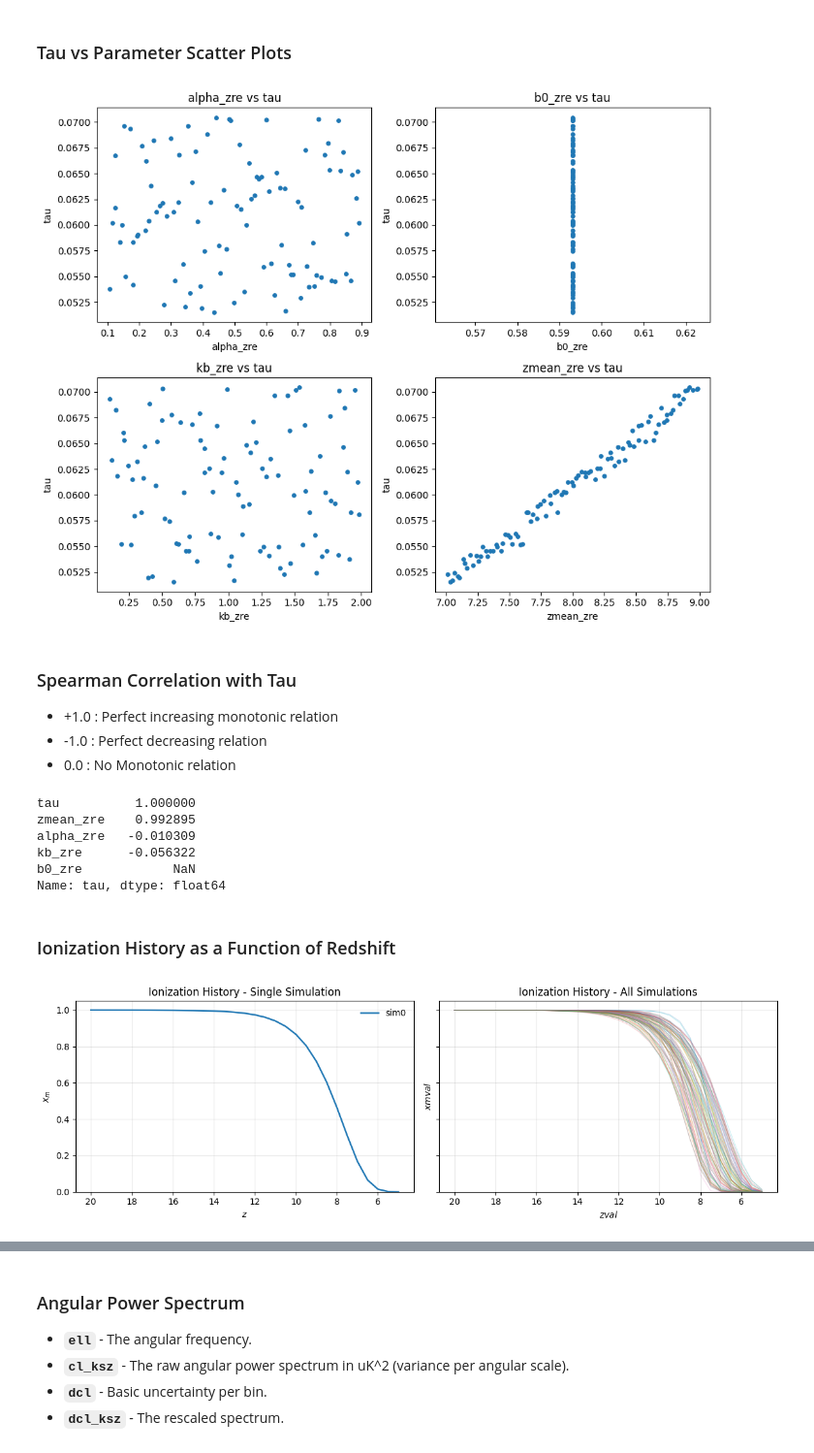
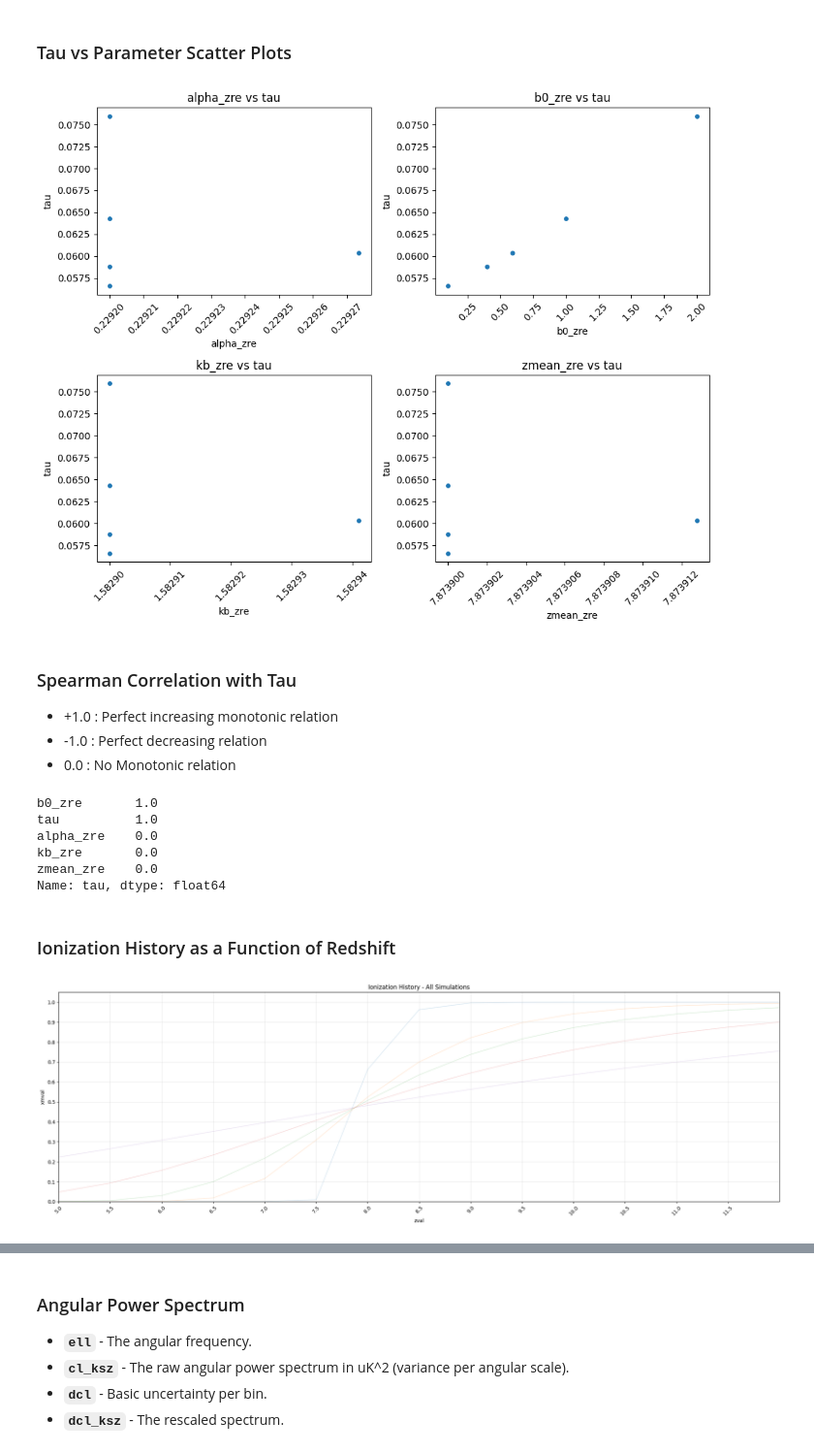
Before and after one commit to RobertxPearce/reionization-emulator, a Jupyter notebook: notebooks/proc_data_vis.ipynb, the cells around one changed output, grey strips where cells are left out. Shown at 97% size. Cells and saved outputs as stored; diff of their text form; code cells hidden in the pictures.

```diff
--- a/notebooks/proc_data_vis.ipynb
+++ b/notebooks/proc_data_vis.ipynb
@@ -13,7 +14,7 @@ import re
 # %% [markdown]
 ## Open Processed Simulation Output
 # %%
-h5f = h5py.File("../data/processed/proc_sims_v5.h5", "r")
+h5f = h5py.File("../data/processed/proc_b0_tests.h5", "r")
 # %% [markdown]
 ## Data Structure
 # %%
@@ -211,6 +215,7 @@ plt.show()
 ### Tau vs Parameter Scatter Plots
 # %%
 param_cols = ["alpha_zre", "b0_zre", "kb_zre", "zmean_zre"]
+
 # Create a 2x2 grid of subplots
 fig, axes = plt.subplots(2, 2, figsize=(10, 8))
 
@@ -218,16 +223,20 @@ fig, axes = plt.subplots(2, 2, figsize=(10, 8))
 axes = axes.flatten()
 
 for i, p in enumerate(param_cols):
-    axes[i].scatter(df[p], df["tau"], s=15)
-    axes[i].set_xlabel(p)
-    axes[i].set_ylabel("tau")
-    axes[i].set_title(f"{p} vs tau")
+    ax = axes[i]
+    ax.scatter(df[p], df["tau"], s=15)
+    ax.set_xlabel(p)
+    ax.tick_params(axis="x", rotation=45)
+    ax.set_ylabel("tau")
+    ax.set_title(f"{p} vs tau")
+
+    ax.ticklabel_format(axis="x", style="plain", useOffset=False)
 
 # Adjust layout to prevent overlap
 plt.tight_layout()
 plt.show()
 # %% [output]
-[figure, old version]
+[figure, new version]
 # %% [markdown]
 ### Spearman Correlation with Tau
 - +1.0 : Perfect increasing monotonic relation
@@ -236,65 +245,46 @@ plt.show()
 # %%
 df[param_cols + ["tau"]].corr(method="spearman")["tau"].sort_values(ascending=False)
 # %% [output]
-tau          1.000000
-zmean_zre    0.992895
-alpha_zre   -0.010309
-kb_zre      -0.056322
-b0_zre            NaN
+b0_zre       1.0
+tau          1.0
+alpha_zre    0.0
+kb_zre       0.0
+zmean_zre    0.0
 Name: tau, dtype: float64
 # %% [markdown]
 ### Ionization History as a Function of Redshift
 # %%
 sims_grp = h5f["sims"]
 sim_names = sorted(sims_grp.keys(), key=lambda s: (len(s), s))
 
-fig, axes = plt.subplots(1, 2, figsize=(12, 4), sharey=True)
-
-# Left: Single simulation
-ax = axes[0]
-
-sim0 = sim_names[0]
-z = np.array(h5f[f"sims/{sim0}/output/zval_list"][()], dtype=float)
-x = np.array(h5f[f"sims/{sim0}/output/xmval_list"][()], dtype=float)
-
-# Sort redshift
-order = np.argsort(z)
-z, x = z[order], x[order]
-
-ax.plot(z, x, lw=1.8, label=f"{sim0}")
-ax.set_xlabel(r"$z$")
-ax.set_ylabel(r"$x_m$")
-ax.set_title("Ionization History - Single Simulation")
-ax.grid(True, alpha=0.3)
-ax.invert_xaxis()
-ax.set_ylim(0, 1.05)
-ax.legend(frameon=False)
-
-# Right: All simulations
-ax = axes[1]
+plt.figure(figsize=(21, 7))
+ax = plt.gca()
 
 for sim in sim_names:
     z_path = f"sims/{sim}/output/zval_list"
     x_path = f"sims/{sim}/output/xmval_list"
     if z_path not in h5f or x_path not in h5f:
         continue
 
     z = np.array(h5f[z_path][()], dtype=float)
     x = np.array(h5f[x_path][()], dtype=float)
 
     order = np.argsort(z)
     z, x = z[order], x[order]
 
     ax.plot(z, x, lw=0.8, alpha=0.25)
 
-ax.set_xlabel(r"$zval$")
-ax.set_ylabel(r"$xmval$")
+ax.set_xlabel("zval")
+ax.set_ylabel("xmval")
 ax.set_title("Ionization History - All Simulations")
 ax.grid(True, alpha=0.3)
-ax.invert_xaxis()
+ax.set_xticks(np.arange(5, 12, 0.5))
+ax.tick_params(axis="x", rotation=45)
+plt.xlim(5, 12)
 ax.set_ylim(0, 1.05)
+ax.yaxis.set_major_locator(MultipleLocator(0.1))
 
 plt.tight_layout()
 plt.show()
 # %% [output]
-[figure, old version]
+[figure, new version]
```
Also changed, not shown: parts of 13 cells of this notebook, 2 other files.
